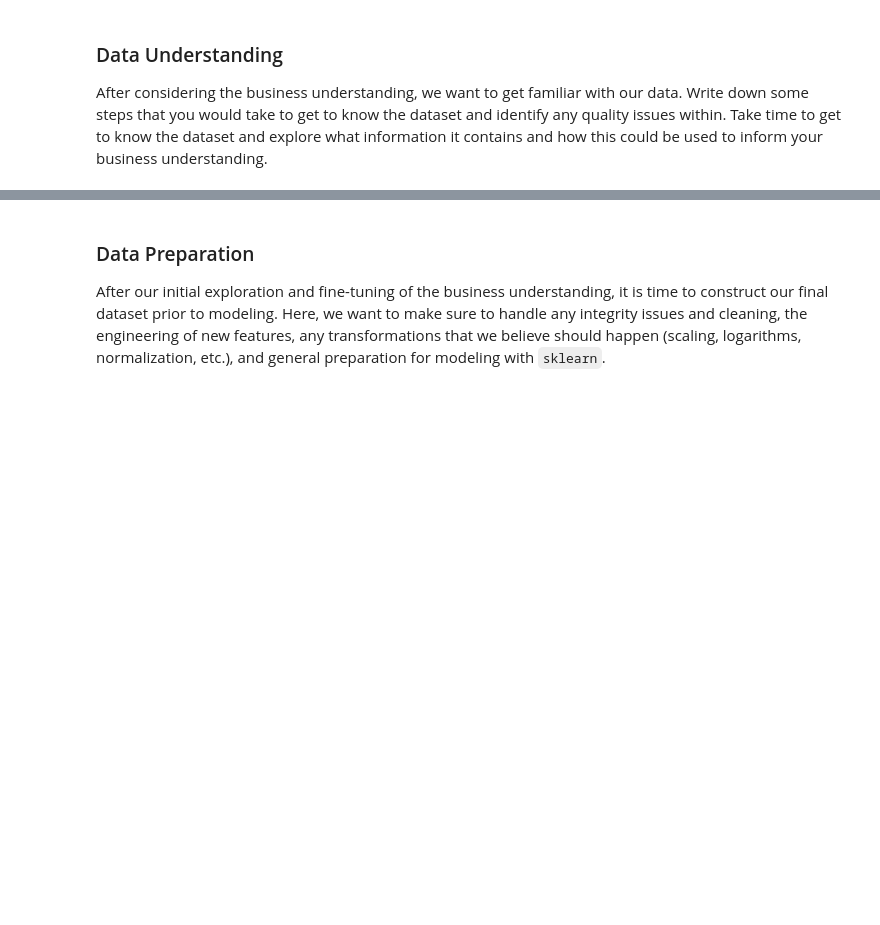
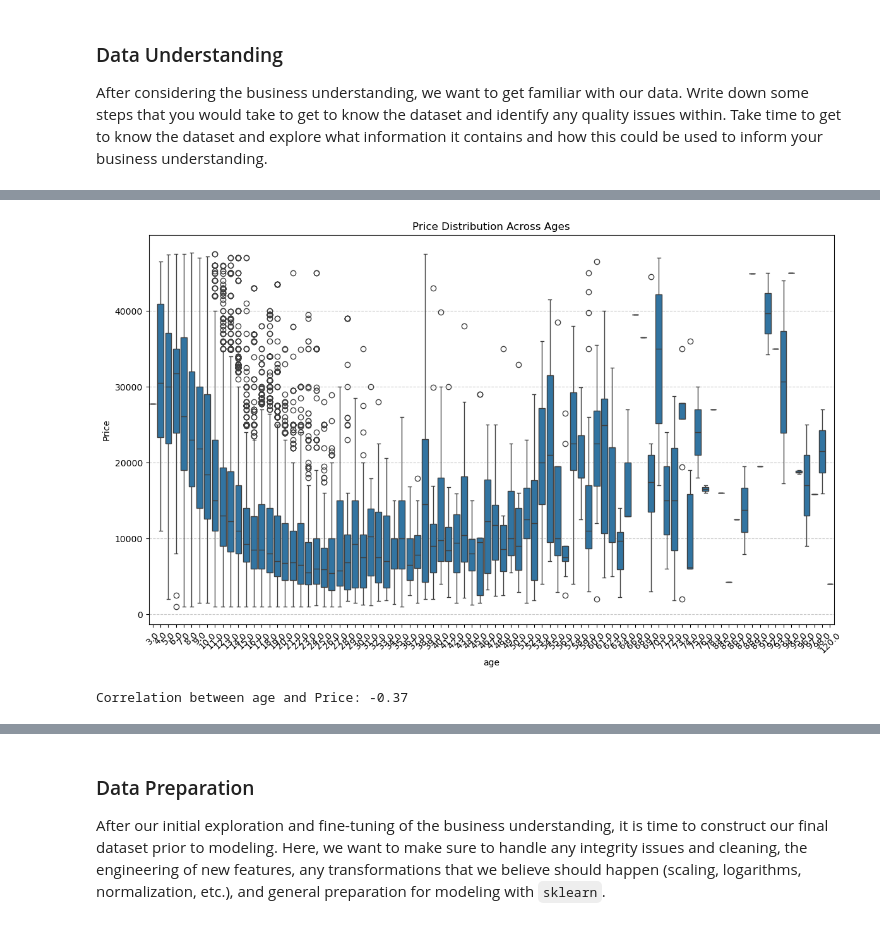
Before and after one commit to deepak161087/CarPrice, a Jupyter notebook: prompt_II.ipynb, the cells around one changed output, grey strips where cells are left out. Cells and saved outputs as stored; diff of their text form; code cells hidden in the pictures; blank space fills up the shorter version.

```diff
--- a/prompt_II.ipynb
+++ b/prompt_II.ipynb
@@ -25,0 +61,3 @@ After considering the business understanding, we want to get familiar with our d
+# %%
+# Drop the 'id' column
+df = df.drop(columns=['id'])
@@ -25,0 +147,6 @@ After considering the business understanding, we want to get familiar with our d
+# %%
+# Remove rows where price is less than or equal to 999
+df = df[df['price'] > 999]
+
+# Verify rows with price less than or equal to 999 are removed
+print(f"Number of rows with price <= 999: {df[df['price'] <= 999].shape[0]}")
@@ -25,0 +263,20 @@ After considering the business understanding, we want to get familiar with our d
+# %%
+# Relation between price and year
+import seaborn as sns
+
+# Box plot for year and price
+plt.figure(figsize=(14, 8))
+sns.boxplot(x='age', y='price', data=df)
+plt.title("Price Distribution Across Ages")
+plt.xlabel("age")
+plt.ylabel("Price")
+plt.xticks(rotation=45)
+plt.grid(axis='y', linestyle='--', alpha=0.7)
+plt.show()
+
+# Calculate and display correlation between age and price
+correlation_age_price = df['age'].corr(df['price'])
+print(f"Correlation between age and Price: {correlation_age_price:.2f}")
+# %% [output]
+[figure, added]
+Correlation between age and Price: -0.37
```
Also changed, not shown: parts of 38 cells of this notebook.
